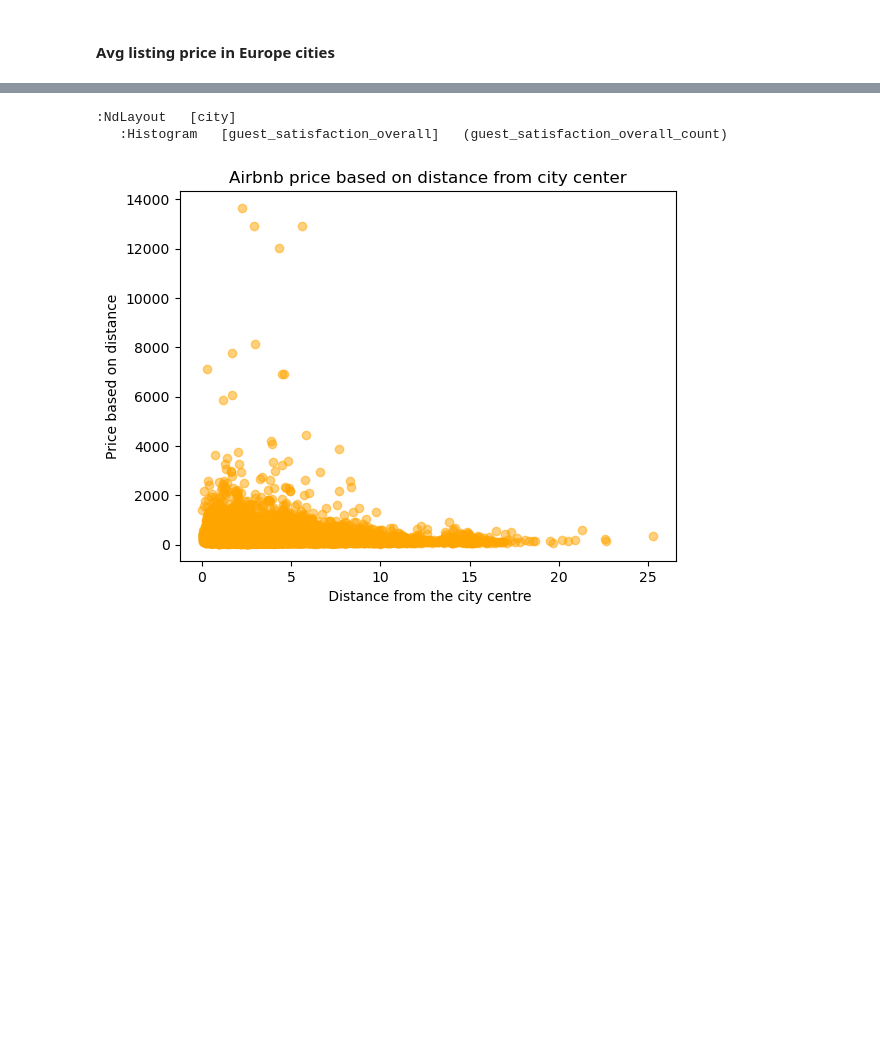
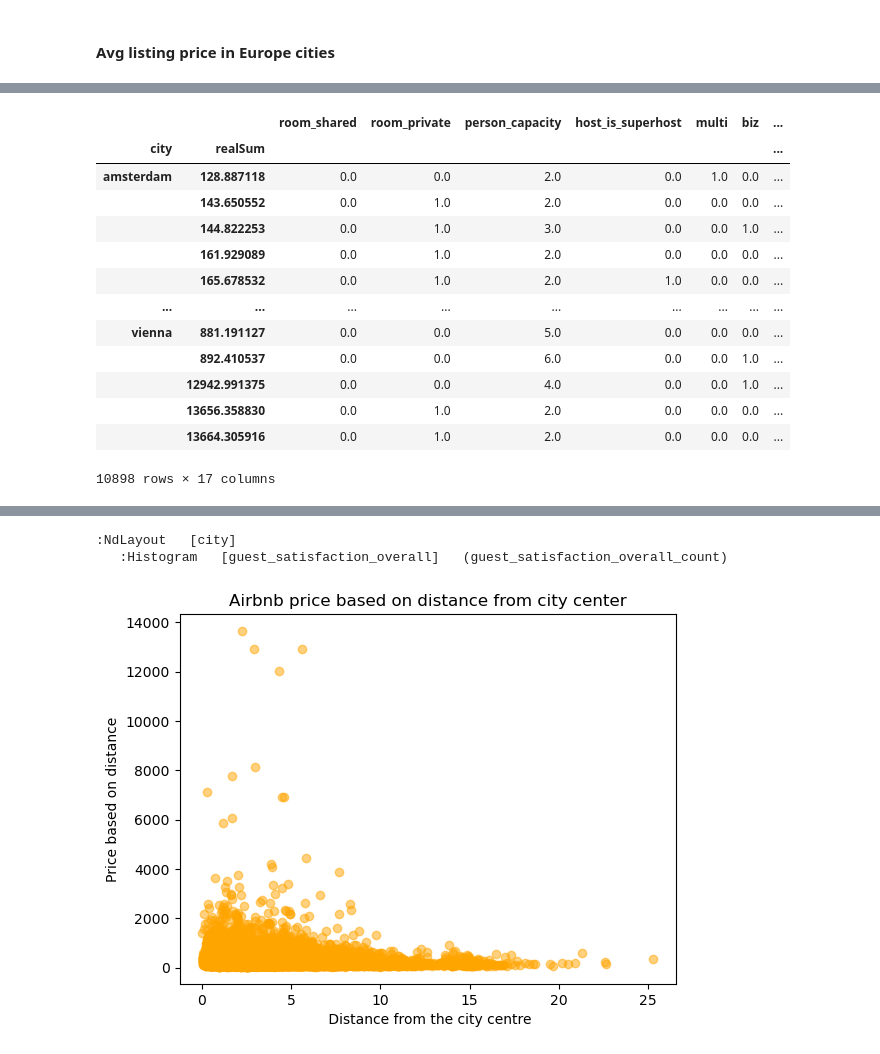
Before and after one commit to lalasudhan/Europe-airbnb-listings, a Jupyter notebook: Europe_airbnb_listings.ipynb, the cells around one changed output, grey strips where cells are left out. Cells and saved outputs as stored; diff of their text form; code cells hidden in the pictures; blank space fills up the shorter version.

```diff
--- a/Europe_airbnb_listings.ipynb
+++ b/Europe_airbnb_listings.ipynb
@@ -322,0 +335,18 @@ df_averageprice
+# %%
+df_averageprice=airbnb_df.groupby(['city','realSum']).mean()
+df_averageprice
+# %% [output]
+|  |  | room_shared | room_private | person_capacity | host_is_superhost | multi | biz | ... |
+| city | realSum |  |  |  |  |  |  | ... |
+| amsterdam | 128.887118 | 0.0 | 0.0 | 2.0 | 0.0 | 1.0 | 0.0 | ... |
+|  | 143.650552 | 0.0 | 1.0 | 2.0 | 0.0 | 0.0 | 0.0 | ... |
+|  | 144.822253 | 0.0 | 1.0 | 3.0 | 0.0 | 0.0 | 1.0 | ... |
+|  | 161.929089 | 0.0 | 1.0 | 2.0 | 0.0 | 0.0 | 0.0 | ... |
+|  | 165.678532 | 0.0 | 1.0 | 2.0 | 1.0 | 0.0 | 0.0 | ... |
+| ... | ... | ... | ... | ... | ... | ... | ... | ... |
+| vienna | 881.191127 | 0.0 | 0.0 | 5.0 | 0.0 | 0.0 | 0.0 | ... |
+|  | 892.410537 | 0.0 | 0.0 | 6.0 | 0.0 | 0.0 | 1.0 | ... |
+|  | 12942.991375 | 0.0 | 0.0 | 4.0 | 0.0 | 0.0 | 1.0 | ... |
+|  | 13656.358830 | 0.0 | 1.0 | 2.0 | 0.0 | 0.0 | 0.0 | ... |
+|  | 13664.305916 | 0.0 | 1.0 | 2.0 | 0.0 | 0.0 | 0.0 | ... |
+10898 rows × 17 columns
```
Also changed, not shown: parts of 8 cells of this notebook, 1 other file.
